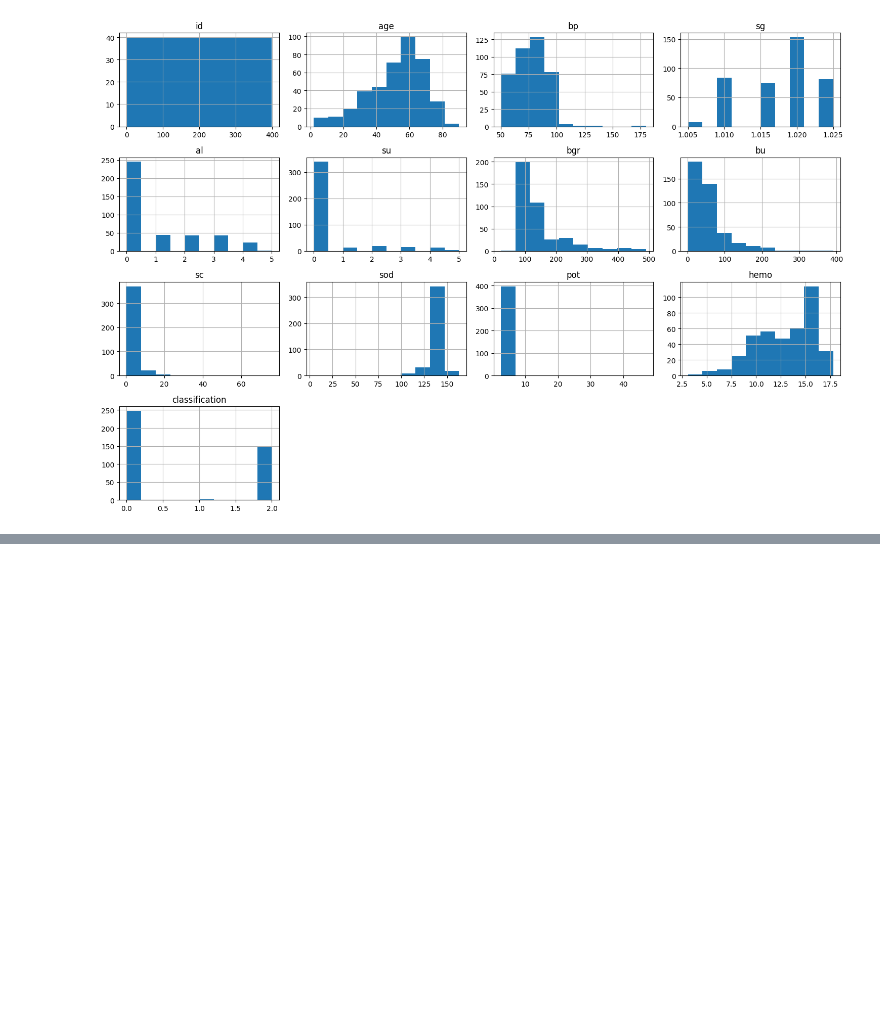
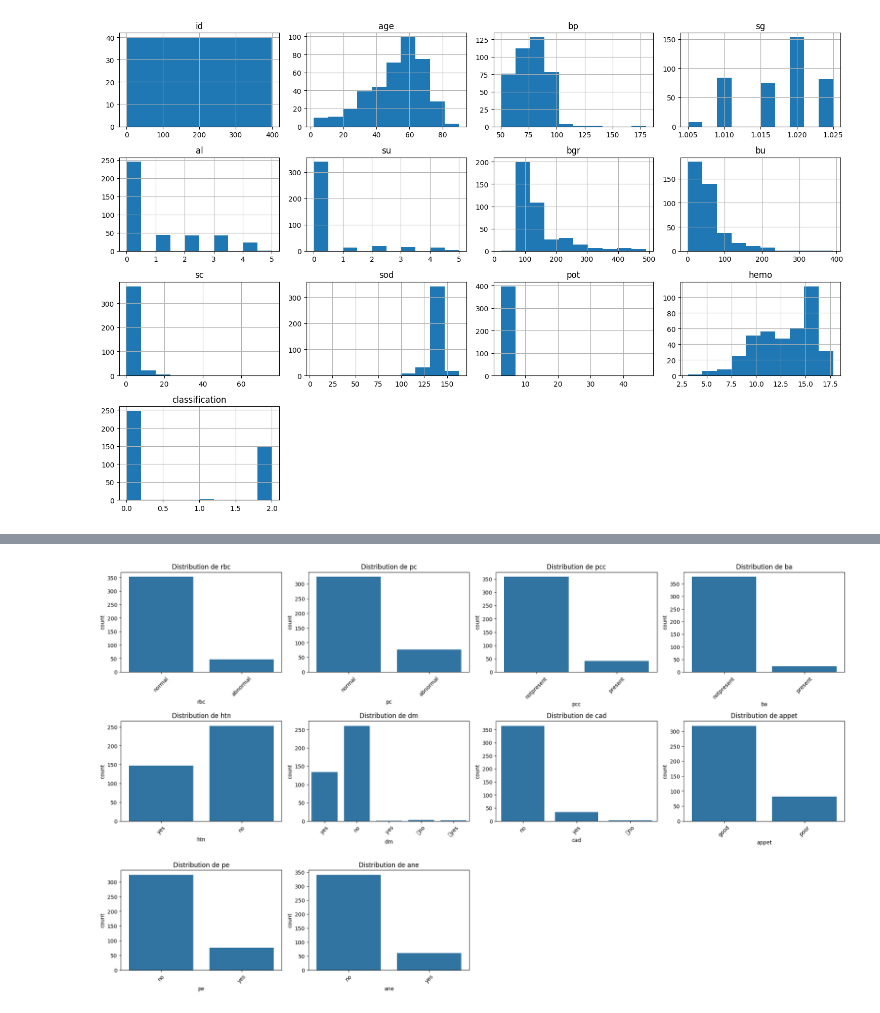
Before and after one commit to mouadboufenzi/Detection_de_maladie_renale_DS50, a Jupyter notebook: notebooks/exploration.ipynb, the cells around one changed output, grey strips where cells are left out. Drawn from its saved outputs; the diff is of its cells as text; code cells hidden in the pictures; blank space fills up the shorter version.

Commit message:
Analyse exploratoire (EDA) et Nettoyage des données (ETL) terminés

```diff
--- a/notebooks/exploration.ipynb
+++ b/notebooks/exploration.ipynb
@@ -102,0 +132,19 @@ on enchaine comme ca...
+# %%
+# Conversion des colonnes 'pcv', 'wc', 'rc' en numérique
+for col in ['pcv', 'wc', 'rc']:
+    df[col] = pd.to_numeric(df[col], errors='coerce')
+
+# Remplacement des valeurs manquantes générées par cette conversion par la moyenne
+df[['pcv', 'wc', 'rc']] = df[['pcv', 'wc', 'rc']].fillna(df[['pcv', 'wc', 'rc']].mean())
+# %%
+from sklearn.preprocessing import StandardScaler
+
+scaler = StandardScaler()
+
+# Liste des colonnes numériques à normaliser
+num_cols_to_scale = ['age', 'bp', 'bgr', 'bu', 'sc', 'sod', 'pot', 'hemo', 'pcv', 'wc', 'rc']
+
+# Appliquer la standardisation
+df[num_cols_to_scale] = scaler.fit_transform(df[num_cols_to_scale])
+
+print("Standardisation terminée avec succès.")
@@ -102,0 +201,22 @@ on enchaine comme ca...
+# %%
+import seaborn as sns
+import matplotlib.pyplot as plt
+import matplotlib as mpl
+
+# Choisir une police compatible
+mpl.rcParams['font.family'] = 'DejaVu Sans'
+
+# Variables catégorielles
+cat_columns = df.select_dtypes(include=['object']).columns
+
+# Affichage des graphiques
+plt.figure(figsize=(20, 15))
+for i, column in enumerate(cat_columns, 1):
+    plt.subplot(4, 4, i)
+    sns.countplot(data=df, x=column)
+    plt.title(f'Distribution de {column}')
+    plt.xticks(rotation=45)
+plt.tight_layout()
+plt.show()
+# %% [output]
+[figure, added]
```
Also changed, not shown: parts of 13 cells of this notebook.
